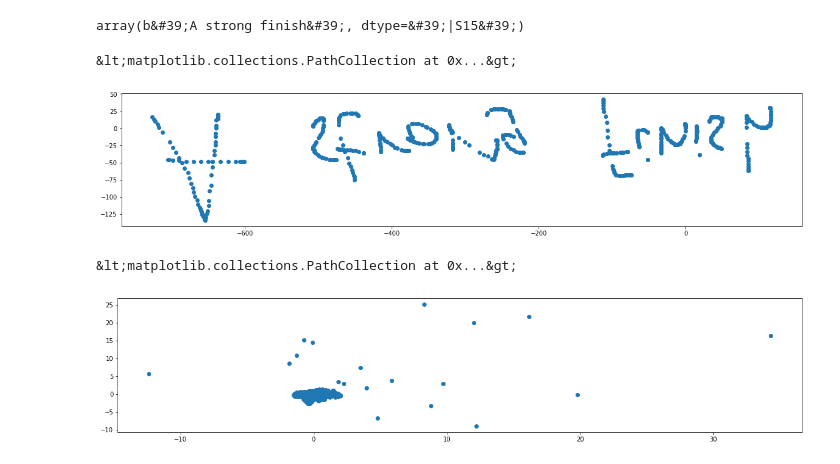
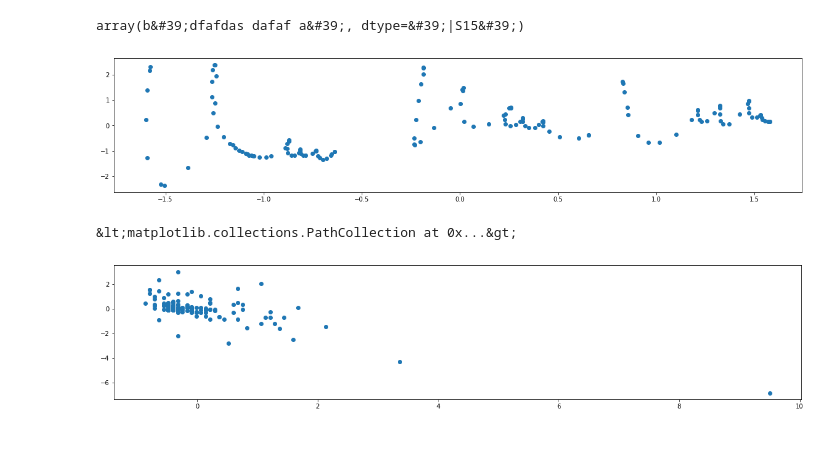
Before and after one commit to MarkoDobrinic/DjangoHandwritingApp, a Jupyter notebook: handwritingapp/models/playground.ipynb, the cells around one changed output. Drawn from its saved outputs; the diff is of its cells as text; code cells hidden in the pictures.

```diff
--- a/handwritingapp/models/playground.ipynb
+++ b/handwritingapp/models/playground.ipynb
@@ -4,24 +4,25 @@ import matplotlib.pyplot as plt
 # %%
 #chars = np.save('styles/style-13-chars.npy', np.array(b'please tell me more'))
 # %%
-style = 4
+style = 13
 strokes = np.load('styles/style-{}-strokes.npy'.format(style))
 chars = np.load('styles/style-{}-chars.npy'.format(style))
 # %%
 chars
 # %% [output]
-array(b&#39;A strong finish&#39;, dtype=&#39;|S15&#39;)
+array(b&#39;dfafdas dafaf a&#39;, dtype=&#39;|S15&#39;)
 # %%
 cum = np.cumsum(strokes[:, 0:2], axis=0)
-#cum = (cum - np.mean(cum, axis=0)) / np.std(cum, axis=0)
+cum = (cum - np.mean(cum, axis=0)) / np.std(cum, axis=0)
 plt.figure(figsize=(20, 4))
-plt.scatter(cum[:, 0], cum[:, 1])
+plt.scatter(cum[:, 0], -cum[:, 1])
+
+strokes = (strokes - np.mean(strokes, axis=0)) / np.std(strokes, axis=0)
 # %% [output]
-&lt;matplotlib.collections.PathCollection at 0x...&gt;
-[figure, old version]
+[figure, new version]
 # %%
 plt.figure(figsize=(20, 4))
 plt.scatter(strokes[:, 0], strokes[:, 1])
 # %% [output]
 &lt;matplotlib.collections.PathCollection at 0x...&gt;
-[figure, old version]
+[figure, new version]
```
Also changed, not shown: 2 other files.
